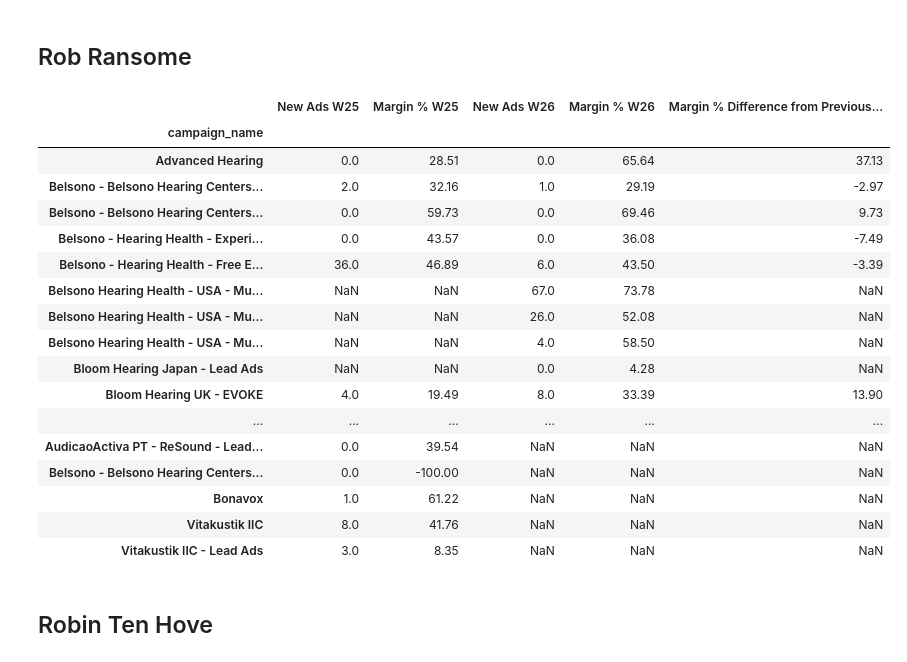
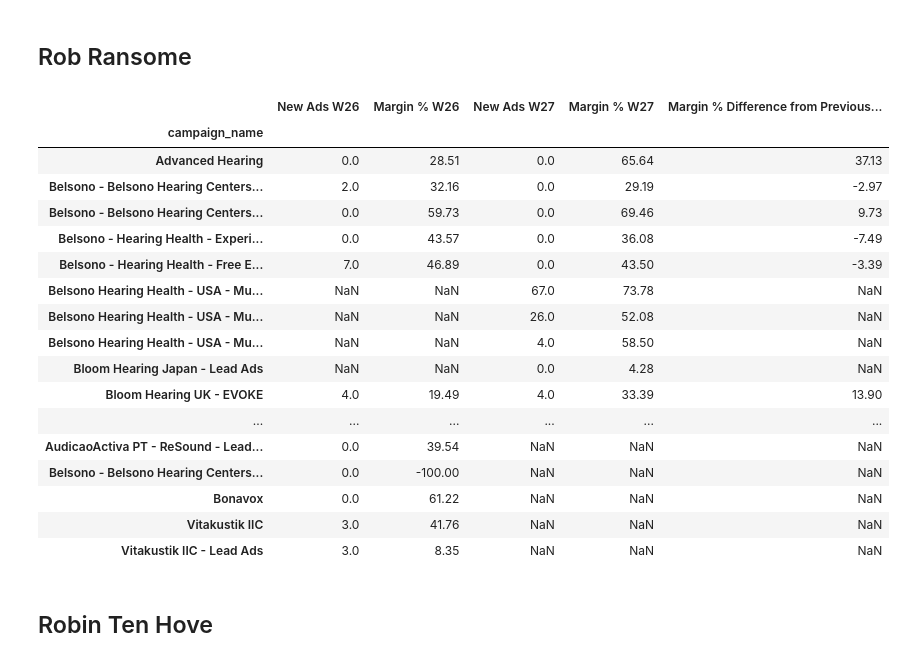
Before and after one commit to dirtyjackeen/GIT, a Jupyter notebook: New Ads 27 hearing aids.ipynb, the cells around one changed output. Cells and saved outputs as stored; diff of their text form; code cells hidden in the pictures.

```diff
--- a/New Ads 27 hearing aids.ipynb
+++ b/New Ads 27 hearing aids.ipynb
@@ -27,8 +27,8 @@ c = CurrencyConverter('http://www.ecb.int/stats/eurofxref/eurofxref-hist.zip')
 
 pd.options.mode.chained_assignment = None
 
-cc={"total_y": "New Ads W25", "margin %_y": "Margin % W25", "total_x": "New Ads W26",
-                                      "margin %_x": "Margin % W26"}
+cc={"total_y": "New Ads W26", "margin %_y": "Margin % W26", "total_x": "New Ads W27",
+                                      "margin %_x": "Margin % W27"}
 # %%
 ##### Cleaning
 
@@ -40,12 +40,12 @@ df_prev = pd.read_excel("26_newads.xlsx")
 df_new["total"] = 0
 df_prev["total"] = 0
 def bim(x):
-    if x["insert_time"] >= datetime(2018,6,25):
+    if x["insert_time"] >= datetime(2018,7,2):
         return(x["total"] + 1)
     else:
         return(x["total"])
 def bam(x):
-    if x["insert_time"] >= datetime(2018,6,18):
+    if x["insert_time"] >= datetime(2018,6,25):
         return(x["total"] + 1)
     else:
         return(x["total"])
@@ -75,39 +75,39 @@ df_new.drop(columns = ["id","status","real_budget","start_date","end_date","url"
 # %%
 df_rob1=df_new.loc[df_new["marketer_name"]=="Rob Ransome"]
 df_rob1=df_rob1.groupby(by=['campaign_name']).sum()
 df_rob1["margin %"] = df_rob1.apply(woo, axis=1)
 df_rob1["margin %"] = df_rob1["margin %"].round(2)
 
 df_rob2=df_prev.loc[df_prev["marketer_name"]=="Rob Ransome"]
 df_rob2=df_rob2.groupby(by=['campaign_name']).sum()
 df_rob2["margin %"] = df_rob2.apply(woo, axis=1)
 df_rob2["margin %"] = df_rob2["margin %"].round(2)
 
 df_rob = df_rob1.merge(df_rob2, how ="outer", on = ["campaign_name"])
 df_rob = df_rob[["total_y","margin %_y","total_x","margin %_x"]]
 df_rob = df_rob.rename(index=str, columns=cc)
 
-df_rob["Margin % Difference from Previous Week"]=df_rob["Margin % W26"]-(df_rob["Margin % W25"])
+df_rob["Margin % Difference from Previous Week"]=df_rob["Margin % W27"]-(df_rob["Margin % W26"])
 
 df_rob
 # %% [output]
-|  | New Ads W25 | Margin % W25 | New Ads W26 | Margin % W26 | Margin % Difference from Previous... |
+|  | New Ads W26 | Margin % W26 | New Ads W27 | Margin % W27 | Margin % Difference from Previous... |
 | campaign_name |  |  |  |  |  |
 | Advanced Hearing | 0.0 | 28.51 | 0.0 | 65.64 | 37.13 |
-| Belsono - Belsono Hearing Centers... | 2.0 | 32.16 | 1.0 | 29.19 | -2.97 |
+| Belsono - Belsono Hearing Centers... | 2.0 | 32.16 | 0.0 | 29.19 | -2.97 |
 | Belsono - Belsono Hearing Centers... | 0.0 | 59.73 | 0.0 | 69.46 | 9.73 |
 | Belsono - Hearing Health - Experi... | 0.0 | 43.57 | 0.0 | 36.08 | -7.49 |
-| Belsono - Hearing Health - Free E... | 36.0 | 46.89 | 6.0 | 43.50 | -3.39 |
+| Belsono - Hearing Health - Free E... | 7.0 | 46.89 | 0.0 | 43.50 | -3.39 |
 | Belsono Hearing Health - USA - Mu... | NaN | NaN | 67.0 | 73.78 | NaN |
 | Belsono Hearing Health - USA - Mu... | NaN | NaN | 26.0 | 52.08 | NaN |
 | Belsono Hearing Health - USA - Mu... | NaN | NaN | 4.0 | 58.50 | NaN |
 | Bloom Hearing Japan - Lead Ads | NaN | NaN | 0.0 | 4.28 | NaN |
-| Bloom Hearing UK - EVOKE | 4.0 | 19.49 | 8.0 | 33.39 | 13.90 |
+| Bloom Hearing UK - EVOKE | 4.0 | 19.49 | 4.0 | 33.39 | 13.90 |
 | ... | ... | ... | ... | ... | ... |
 | AudicaoActiva PT - ReSound - Lead... | 0.0 | 39.54 | NaN | NaN | NaN |
 | Belsono - Belsono Hearing Centers... | 0.0 | -100.00 | NaN | NaN | NaN |
-| Bonavox | 1.0 | 61.22 | NaN | NaN | NaN |
-| Vitakustik IIC | 8.0 | 41.76 | NaN | NaN | NaN |
+| Bonavox | 0.0 | 61.22 | NaN | NaN | NaN |
+| Vitakustik IIC | 3.0 | 41.76 | NaN | NaN | NaN |
 | Vitakustik IIC - Lead Ads | 3.0 | 8.35 | NaN | NaN | NaN |
 # %% [markdown]
 ## Robin Ten Hove
```
Also changed, not shown: parts of 3 cells of this notebook, 3 other files.
